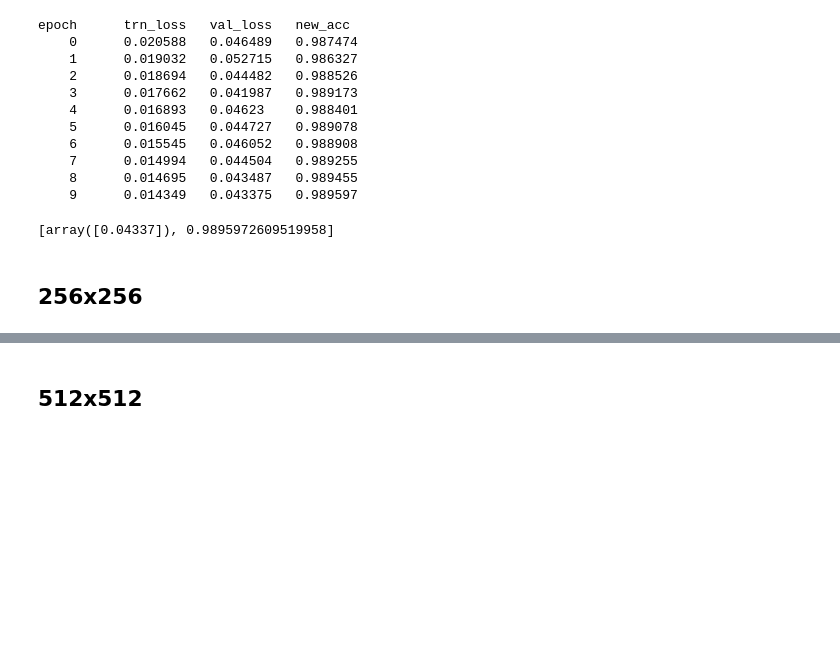
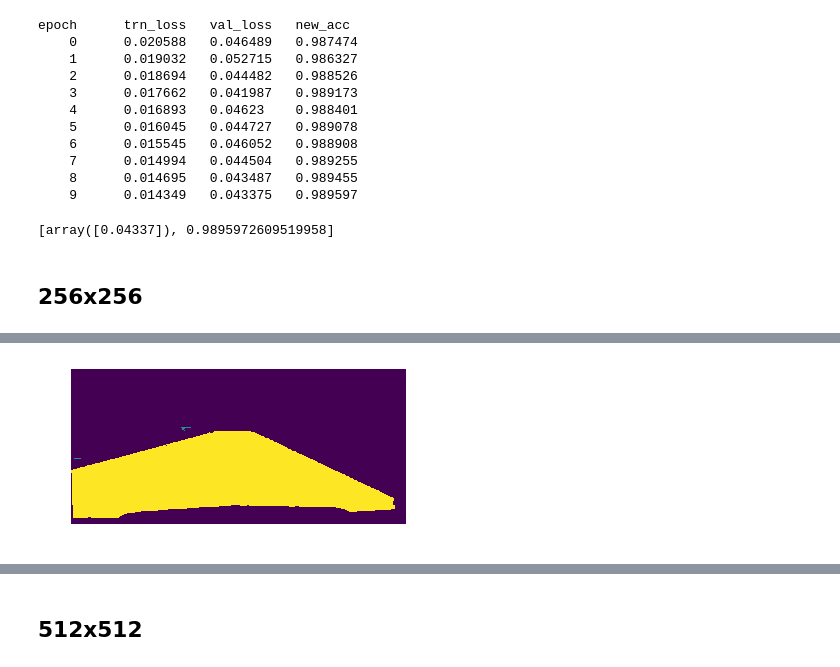
Before and after one commit to bearpelican/lyft-perception-challenge, a Jupyter notebook: workspace/Example/lyft-unet-train12-cleanup-nofp16.ipynb, the cells around one changed output, grey strips where cells are left out. Cells and saved outputs as stored; diff of their text form; code cells hidden in the pictures; blank space fills up the shorter version.

```diff
--- a/workspace/Example/lyft-unet-train12-cleanup-nofp16.ipynb
+++ b/workspace/Example/lyft-unet-train12-cleanup-nofp16.ipynb
@@ -408,7 +408,7 @@ sz=192
 bs=64
 md = torch_loader(ext, PATH, bs, sz)
 # %%
-lr=1e-1
+lr=1e-2
 wd=1e-5
 
 lrs = np.array([lr/200,lr/20,lr])/2
@@ -463,4 +442,4 @@ learn.bn_freeze(True)
 # %%
 learn.load(f'256urn-{S_PREFIX}-tmp')
 # %%
-learn.fit(lrs/2,1,wds=wd, cycle_len=8,use_clr=(20,8))
+learn.fit(lrs/3,1,wds=wd, cycle_len=8,use_clr=(20,8))
@@ -478,3 +481,5 @@ py = np.argmax(py,1)
 # %%
-show_img(py[0]);
+show_img(py[-1]);
+# %% [output]
+[figure, added]
 # %%
```
Also changed, not shown: parts of 14 cells of this notebook.
